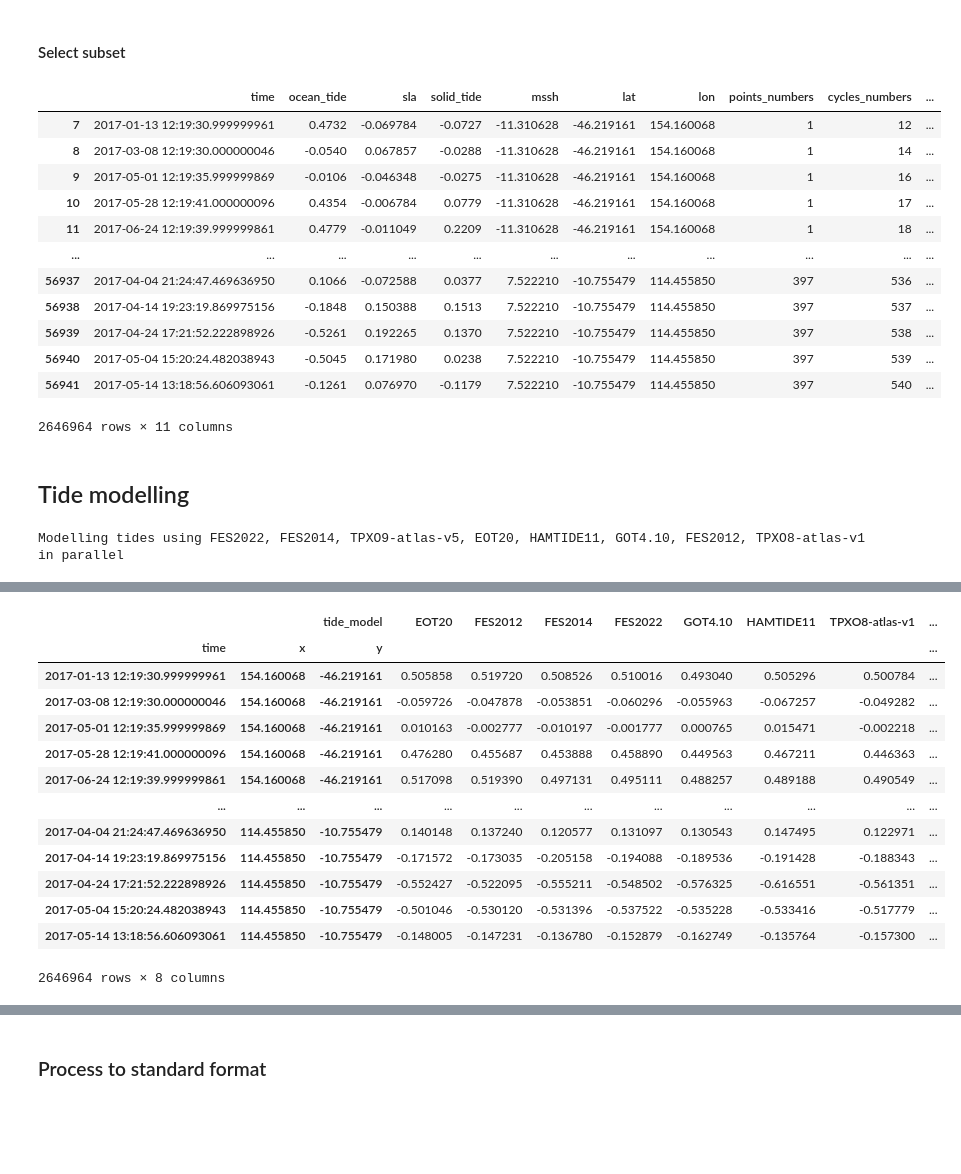
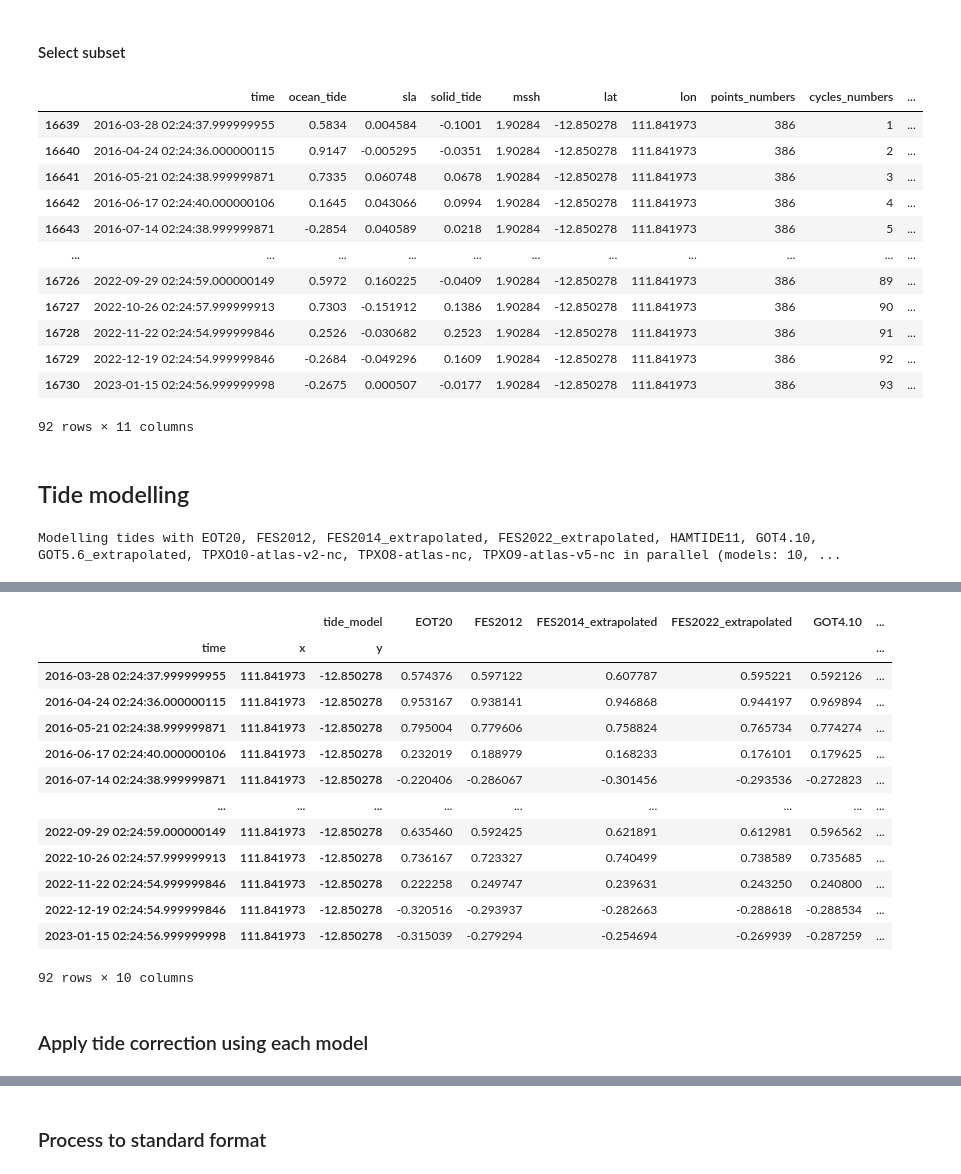
Before and after one commit to GeoscienceAustralia/dea-intertidal, a Jupyter notebook: notebooks/ensemble_tides/Coastal_altimetry_rankings.ipynb, the cells around one changed output, grey strips where cells are left out. Drawn from its saved outputs; the diff is of its cells as text; code cells hidden in the pictures; blank space fills up the shorter version.

```diff
--- a/notebooks/ensemble_tides/Coastal_altimetry_rankings.ipynb
+++ b/notebooks/ensemble_tides/Coastal_altimetry_rankings.ipynb
@@ -77,8 +63,8 @@ c3_grid = gpd.read_file(c3_path)
 xmin, ymin, xmax, ymax = c3_grid.total_bounds
 
 # Choose which data to load
-paths = glob.glob(f"{altimetry_path}/ctoh.sla.ref.*.nc")  # All files
-# paths = glob.glob(f"{altimetry_path}/ctoh.sla.ref.S3A*.nc")  # Sentinel-3 only
+# paths = glob.glob(f"{altimetry_path}/ctoh.sla.ref.*.nc")  # All files
+paths = glob.glob(f"{altimetry_path}/ctoh.sla.ref.S3A*.nc")  # Sentinel-3 only
 # paths = glob.glob(f"{altimetry_path}/ctoh.sla.ref.TP+*.nc")  # Topex/Jason-1/Jason-2/Jason-3
 # paths = glob.glob(f"{altimetry_path}/ctoh.sla.ref.TPN*.nc")  # Topex/Jason-1/Jason-2 Interleaved orbit
 # paths = glob.glob(f"{altimetry_path}/ctoh.sla.ref.TP*.nc")  # All Topex/Jason-1/Jason-2/Jason-3
@@ -88,7 +74,7 @@ paths = glob.glob(f"{altimetry_path}/ctoh.sla.ref.*.nc")  # All files
 
 out = []
 
-for path in paths:
+for path in tqdm.tqdm(paths):
     ds = xr.open_dataset(path, decode_times=False)
     ds_clean = (
         ds[["time", "ocean_tide", "sla", "solid_tide", "mssh"]]
@@ -111,36 +97,41 @@ for path in paths:
     )
     out.append(ds_clean)
 
+# Combine
 df = pd.concat(out, axis=0)
+
+# Fix time
 df["time"] = datetime.datetime(1950, 1, 1) + pd.to_timedelta(df.time, unit="days")
+
+# Remove duplicates
+df = df.loc[~df[["time", "lat", "lon"]].duplicated()]
 # %% [markdown]
 #### Select subset
 # %%
-# Remove duplicates
-df = df.loc[~df[["time", "lat", "lon"]].duplicated()]
-
 # Select subset
 # df_subset = df
-# df_subset = df_subset.iloc[::1000]
+# df_subset = df.iloc[::1000]
+# df_subset = df.iloc[0:30000]
 # df_subset = df_subset.iloc[0:100000]
-df_subset = df.loc[(df.time >= "2017") & (df.time < "2020")]
+df_subset = df.query("lon==111.84197313580249")
+# df_subset = df.loc[(df.time >= "2017") & (df.time < "2020")]
 
 # Preview
 df_subset
 # %% [output]
 |  | time | ocean_tide | sla | solid_tide | mssh | lat | lon | points_numbers | cycles_numbers | ... |
-| 7 | 2017-01-13 12:19:30.999999961 | 0.4732 | -0.069784 | -0.0727 | -11.310628 | -46.219161 | 154.160068 | 1 | 12 | ... |
-| 8 | 2017-03-08 12:19:30.000000046 | -0.0540 | 0.067857 | -0.0288 | -11.310628 | -46.219161 | 154.160068 | 1 | 14 | ... |
-| 9 | 2017-05-01 12:19:35.999999869 | -0.0106 | -0.046348 | -0.0275 | -11.310628 | -46.219161 | 154.160068 | 1 | 16 | ... |
-| 10 | 2017-05-28 12:19:41.000000096 | 0.4354 | -0.006784 | 0.0779 | -11.310628 | -46.219161 | 154.160068 | 1 | 17 | ... |
-| 11 | 2017-06-24 12:19:39.999999861 | 0.4779 | -0.011049 | 0.2209 | -11.310628 | -46.219161 | 154.160068 | 1 | 18 | ... |
+| 16639 | 2016-03-28 02:24:37.999999955 | 0.5834 | 0.004584 | -0.1001 | 1.90284 | -12.850278 | 111.841973 | 386 | 1 | ... |
+| 16640 | 2016-04-24 02:24:36.000000115 | 0.9147 | -0.005295 | -0.0351 | 1.90284 | -12.850278 | 111.841973 | 386 | 2 | ... |
+| 16641 | 2016-05-21 02:24:38.999999871 | 0.7335 | 0.060748 | 0.0678 | 1.90284 | -12.850278 | 111.841973 | 386 | 3 | ... |
+| 16642 | 2016-06-17 02:24:40.000000106 | 0.1645 | 0.043066 | 0.0994 | 1.90284 | -12.850278 | 111.841973 | 386 | 4 | ... |
+| 16643 | 2016-07-14 02:24:38.999999871 | -0.2854 | 0.040589 | 0.0218 | 1.90284 | -12.850278 | 111.841973 | 386 | 5 | ... |
 | ... | ... | ... | ... | ... | ... | ... | ... | ... | ... | ... |
-| 56937 | 2017-04-04 21:24:47.469636950 | 0.1066 | -0.072588 | 0.0377 | 7.522210 | -10.755479 | 114.455850 | 397 | 536 | ... |
-| 56938 | 2017-04-14 19:23:19.869975156 | -0.1848 | 0.150388 | 0.1513 | 7.522210 | -10.755479 | 114.455850 | 397 | 537 | ... |
-| 56939 | 2017-04-24 17:21:52.222898926 | -0.5261 | 0.192265 | 0.1370 | 7.522210 | -10.755479 | 114.455850 | 397 | 538 | ... |
-| 56940 | 2017-05-04 15:20:24.482038943 | -0.5045 | 0.171980 | 0.0238 | 7.522210 | -10.755479 | 114.455850 | 397 | 539 | ... |
-| 56941 | 2017-05-14 13:18:56.606093061 | -0.1261 | 0.076970 | -0.1179 | 7.522210 | -10.755479 | 114.455850 | 397 | 540 | ... |
+| 16726 | 2022-09-29 02:24:59.000000149 | 0.5972 | 0.160225 | -0.0409 | 1.90284 | -12.850278 | 111.841973 | 386 | 89 | ... |
+| 16727 | 2022-10-26 02:24:57.999999913 | 0.7303 | -0.151912 | 0.1386 | 1.90284 | -12.850278 | 111.841973 | 386 | 90 | ... |
+| 16728 | 2022-11-22 02:24:54.999999846 | 0.2526 | -0.030682 | 0.2523 | 1.90284 | -12.850278 | 111.841973 | 386 | 91 | ... |
+| 16729 | 2022-12-19 02:24:54.999999846 | -0.2684 | -0.049296 | 0.1609 | 1.90284 | -12.850278 | 111.841973 | 386 | 92 | ... |
+| 16730 | 2023-01-15 02:24:56.999999998 | -0.2675 | 0.000507 | -0.0177 | 1.90284 | -12.850278 | 111.841973 | 386 | 93 | ... |
-2646964 rows × 11 columns
+92 rows × 11 columns
 # %% [markdown]
 ## Tide modelling
 # %%
@@ -151,10 +142,11 @@ tide_df = model_tides(
     time=df_subset.time,
     model=models,
     mode="one-to-one",
-    parallel_splits=100,
     output_format="wide",
+    directory=tide_model_dir,
+    crop_buffer=5,
 )
 tide_df
 # %% [output]
-Modelling tides using FES2022, FES2014, TPXO9-atlas-v5, EOT20, HAMTIDE11, GOT4.10, FES2012, TPXO8-atlas-v1 in parallel
+Modelling tides with EOT20, FES2012, FES2014_extrapolated, FES2022_extrapolated, HAMTIDE11, GOT4.10, GOT5.6_extrapolated, TPXO10-atlas-v2-nc, TPXO8-atlas-nc, TPXO9-atlas-v5-nc in parallel (models: 10, ...
 Converting to a wide format dataframe
@@ -163,17 +155,19 @@ Wall time: 6min 36s
-|  |  | tide_model | EOT20 | FES2012 | FES2014 | FES2022 | GOT4.10 | HAMTIDE11 | TPXO8-atlas-v1 | ... |
-| time | x | y |  |  |  |  |  |  |  | ... |
-| 2017-01-13 12:19:30.999999961 | 154.160068 | -46.219161 | 0.505858 | 0.519720 | 0.508526 | 0.510016 | 0.493040 | 0.505296 | 0.500784 | ... |
-| 2017-03-08 12:19:30.000000046 | 154.160068 | -46.219161 | -0.059726 | -0.047878 | -0.053851 | -0.060296 | -0.055963 | -0.067257 | -0.049282 | ... |
-| 2017-05-01 12:19:35.999999869 | 154.160068 | -46.219161 | 0.010163 | -0.002777 | -0.010197 | -0.001777 | 0.000765 | 0.015471 | -0.002218 | ... |
-| 2017-05-28 12:19:41.000000096 | 154.160068 | -46.219161 | 0.476280 | 0.455687 | 0.453888 | 0.458890 | 0.449563 | 0.467211 | 0.446363 | ... |
-| 2017-06-24 12:19:39.999999861 | 154.160068 | -46.219161 | 0.517098 | 0.519390 | 0.497131 | 0.495111 | 0.488257 | 0.489188 | 0.490549 | ... |
-| ... | ... | ... | ... | ... | ... | ... | ... | ... | ... | ... |
-| 2017-04-04 21:24:47.469636950 | 114.455850 | -10.755479 | 0.140148 | 0.137240 | 0.120577 | 0.131097 | 0.130543 | 0.147495 | 0.122971 | ... |
-| 2017-04-14 19:23:19.869975156 | 114.455850 | -10.755479 | -0.171572 | -0.173035 | -0.205158 | -0.194088 | -0.189536 | -0.191428 | -0.188343 | ... |
-| 2017-04-24 17:21:52.222898926 | 114.455850 | -10.755479 | -0.552427 | -0.522095 | -0.555211 | -0.548502 | -0.576325 | -0.616551 | -0.561351 | ... |
-| 2017-05-04 15:20:24.482038943 | 114.455850 | -10.755479 | -0.501046 | -0.530120 | -0.531396 | -0.537522 | -0.535228 | -0.533416 | -0.517779 | ... |
-| 2017-05-14 13:18:56.606093061 | 114.455850 | -10.755479 | -0.148005 | -0.147231 | -0.136780 | -0.152879 | -0.162749 | -0.135764 | -0.157300 | ... |
+|  |  | tide_model | EOT20 | FES2012 | FES2014_extrapolated | FES2022_extrapolated | GOT4.10 | ... |
+| time | x | y |  |  |  |  |  | ... |
+| 2016-03-28 02:24:37.999999955 | 111.841973 | -12.850278 | 0.574376 | 0.597122 | 0.607787 | 0.595221 | 0.592126 | ... |
+| 2016-04-24 02:24:36.000000115 | 111.841973 | -12.850278 | 0.953167 | 0.938141 | 0.946868 | 0.944197 | 0.969894 | ... |
+| 2016-05-21 02:24:38.999999871 | 111.841973 | -12.850278 | 0.795004 | 0.779606 | 0.758824 | 0.765734 | 0.774274 | ... |
+| 2016-06-17 02:24:40.000000106 | 111.841973 | -12.850278 | 0.232019 | 0.188979 | 0.168233 | 0.176101 | 0.179625 | ... |
+| 2016-07-14 02:24:38.999999871 | 111.841973 | -12.850278 | -0.220406 | -0.286067 | -0.301456 | -0.293536 | -0.272823 | ... |
+| ... | ... | ... | ... | ... | ... | ... | ... | ... |
+| 2022-09-29 02:24:59.000000149 | 111.841973 | -12.850278 | 0.635460 | 0.592425 | 0.621891 | 0.612981 | 0.596562 | ... |
+| 2022-10-26 02:24:57.999999913 | 111.841973 | -12.850278 | 0.736167 | 0.723327 | 0.740499 | 0.738589 | 0.735685 | ... |
+| 2022-11-22 02:24:54.999999846 | 111.841973 | -12.850278 | 0.222258 | 0.249747 | 0.239631 | 0.243250 | 0.240800 | ... |
+| 2022-12-19 02:24:54.999999846 | 111.841973 | -12.850278 | -0.320516 | -0.293937 | -0.282663 | -0.288618 | -0.288534 | ... |
+| 2023-01-15 02:24:56.999999998 | 111.841973 | -12.850278 | -0.315039 | -0.279294 | -0.254694 | -0.269939 | -0.287259 | ... |
-2646964 rows × 8 columns
+92 rows × 10 columns
+# %% [markdown]
+### Apply tide correction using each model
 # %%
 # Add non-tide corrected SLA data to dataframe
 tide_df["sla_notidecorr"] = (df_subset.sla + df_subset.ocean_tide).values
```
Also changed, not shown: parts of 10 cells of this notebook, 4 other files.
